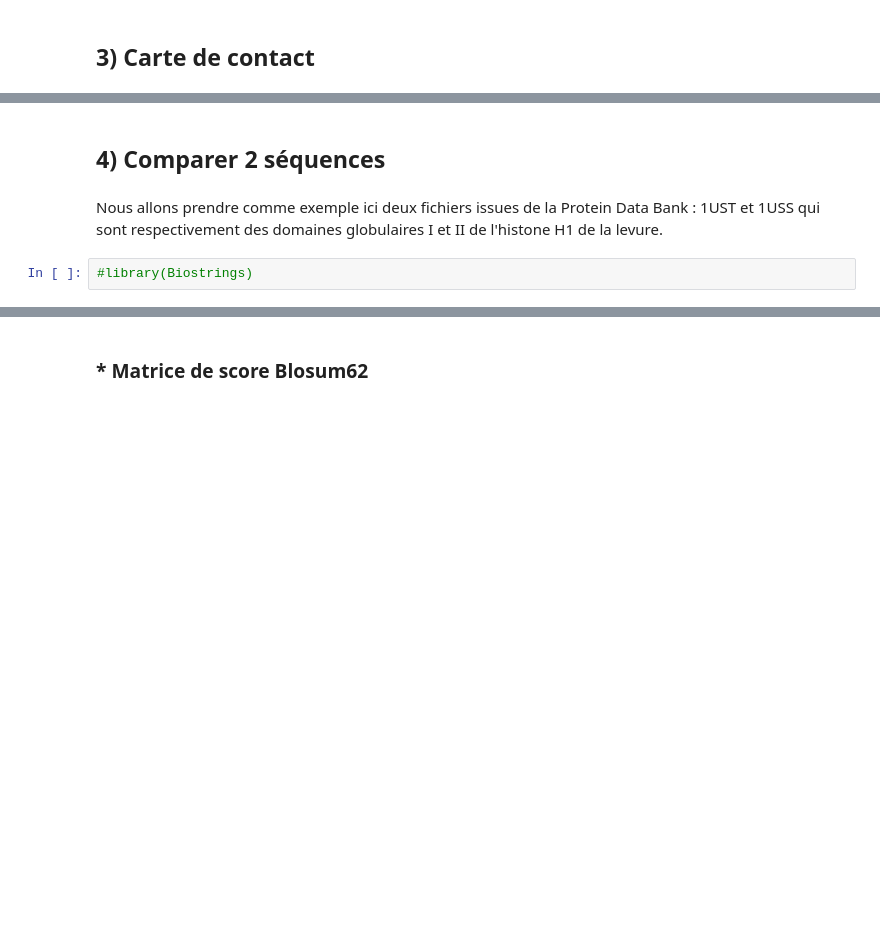
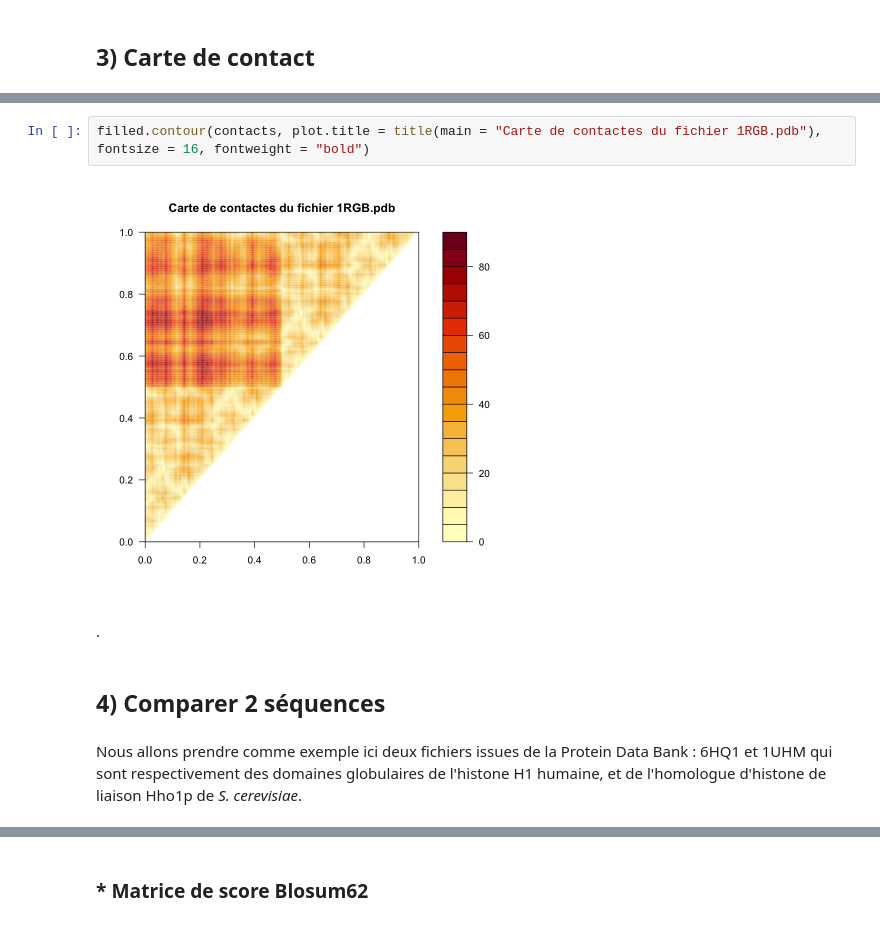
Before and after one commit to AudreyyFortune/Julia_projet, a Jupyter notebook: projet_long_R.ipynb, the cells around one changed output, grey strips where cells are left out. Cells and saved outputs as stored; diff of their text form; blank space fills up the shorter version.

```diff
--- a/projet_long_R.ipynb
+++ b/projet_long_R.ipynb
@@ -209,6 +159,10 @@ REGARDER '''3D View R''' !!!!!!!!!!!!
+# %%
+filled.contour(contacts, plot.title = title(main = "Carte de contactes du fichier 1RGB.pdb"), fontsize = 16, fontweight = "bold")
+# %% [output]
+[figure, added]
+# %% [markdown]
+.
 # %% [markdown]
 ## 4) Comparer 2 séquences
 # %% [markdown]
-Nous allons prendre comme exemple ici deux fichiers issues de la Protein Data Bank : 1UST et 1USS qui sont respectivement des domaines globulaires I et II de l'histone H1 de la levure.
+Nous allons prendre comme exemple ici deux fichiers issues de la Protein Data Bank : 6HQ1 et 1UHM qui sont respectivement des domaines globulaires de l'histone H1 humaine, et de l'homologue d'histone de liaison Hho1p de *S. cerevisiae*.
-# %%
-#library(Biostrings)
```
Also changed, not shown: parts of 50 cells of this notebook.
